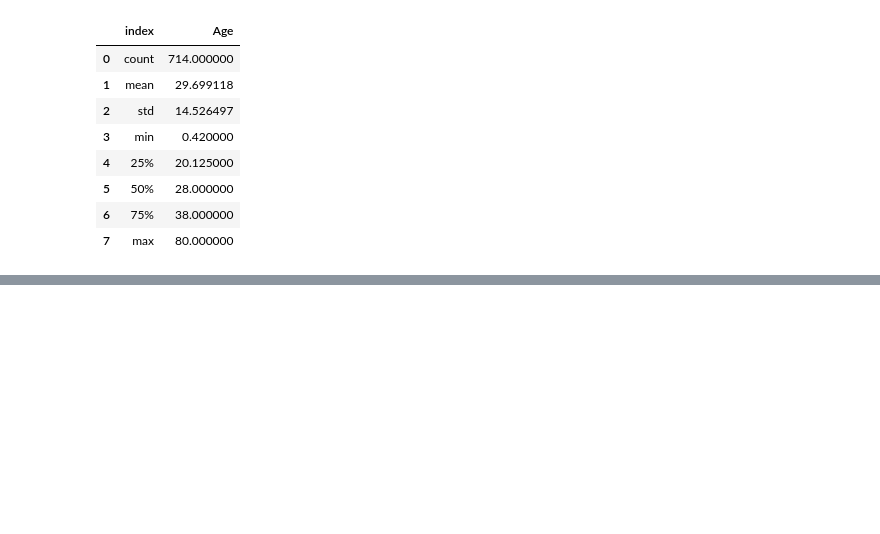
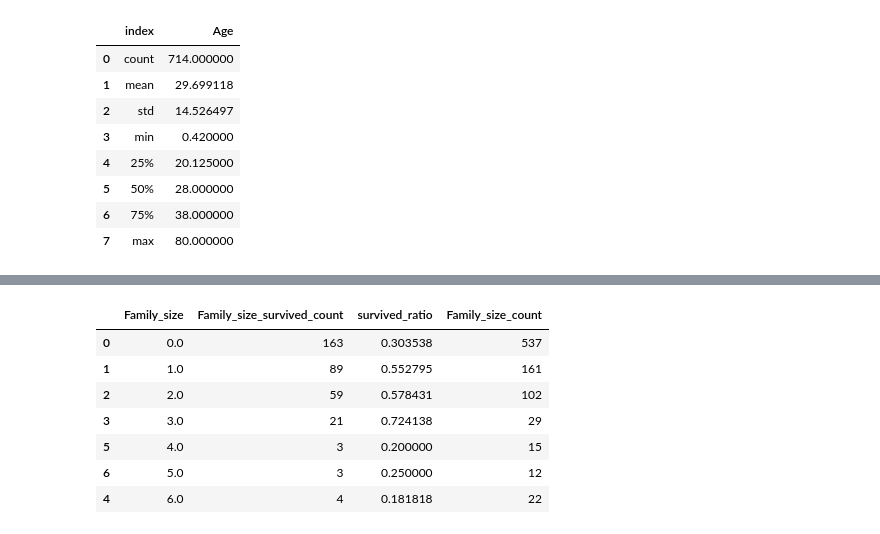
Before and after one commit to Adikhaire/Titanic-Machine-Learning-, a Jupyter notebook: Project_Titanic.ipynb, the cells around one changed output, grey strips where cells are left out. Cells and saved outputs as stored; diff of their text form; code cells hidden in the pictures; blank space fills up the shorter version.

```diff
--- a/Project_Titanic.ipynb
+++ b/Project_Titanic.ipynb
@@ -109,0 +196,21 @@ S
+# %%
+df_train['Family_size'] = df_train['SibSp'] + df_train['Parch']
+df_family_size = df_train.Family_size.value_counts().reset_index()
+df_family_size.columns = ['Family_size','Family_size_count']
+df_family_size.sort_values(by='Family_size',inplace=True)
+df_family_size
+df_survived_family_size  = df_train.Family_size[df_train.Survived == 1.0].value_counts().reset_index()
+df_survived_family_size.columns = ['Family_size','Family_size_survived_count']
+df_survived_family_size.sort_values(by='Family_size',inplace=True)
+df_survived_family_size['survived_ratio'] = df_survived_family_size['Family_size_survived_count']/df_family_size['Family_size_count']
+df_survived_family_size['Family_size_count'] = df_family_size['Family_size_count']
+df_survived_family_size
+# %% [output]
+|  | Family_size | Family_size_survived_count | survived_ratio | Family_size_count |
+| 0 | 0.0 | 163 | 0.303538 | 537 |
+| 1 | 1.0 | 89 | 0.552795 | 161 |
+| 2 | 2.0 | 59 | 0.578431 | 102 |
+| 3 | 3.0 | 21 | 0.724138 | 29 |
+| 5 | 4.0 | 3 | 0.200000 | 15 |
+| 6 | 5.0 | 3 | 0.250000 | 12 |
+| 4 | 6.0 | 4 | 0.181818 | 22 |
```
Also changed, not shown: parts of 18 cells of this notebook.
